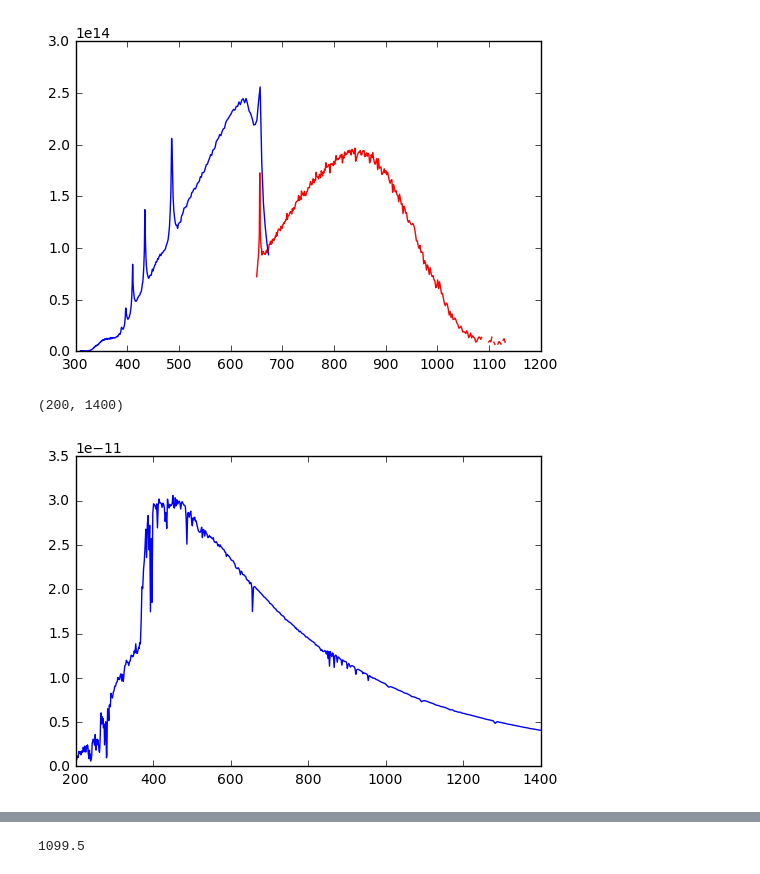
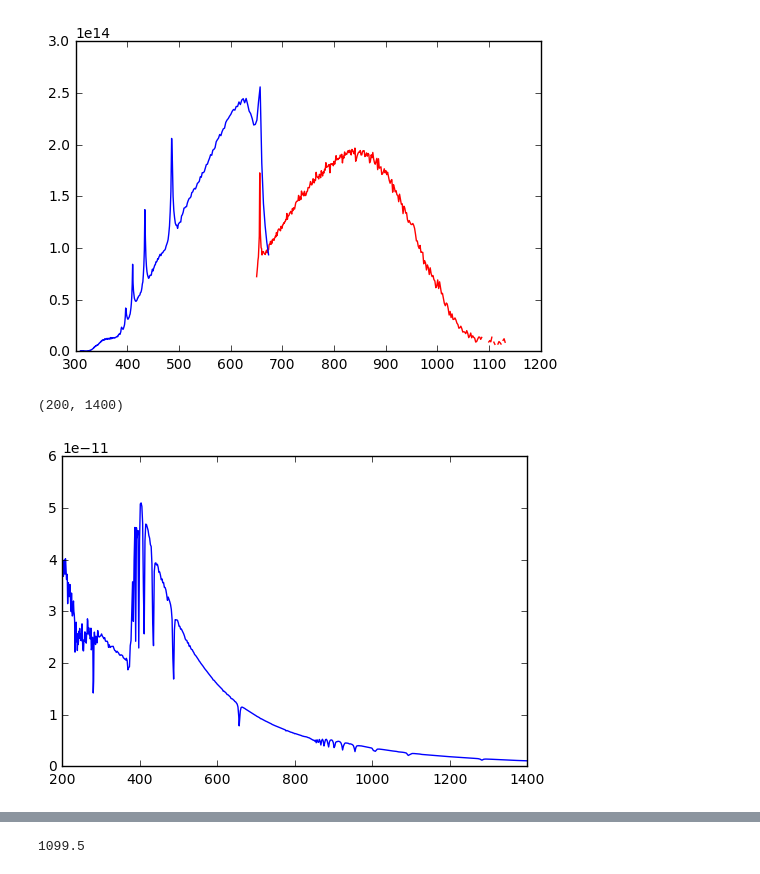
Before and after one commit to lsst-sims/sims_gaia_calib, a Jupyter notebook: python/example_plots.ipynb, the cells around one changed output, grey strips where cells are left out. Cells and saved outputs as stored; diff of their text form; code cells hidden in the pictures.

```diff
--- a/python/example_plots.ipynb
+++ b/python/example_plots.ipynb
@@ -21,16 +21,16 @@ plt.plot(response.blue_wavelen, 1./response.blue_response, color='b')
 # %%
 mag = 8
 sed = Sed()
-sed.read_close_SED(6000., 0., 4.4)
+sed.read_close_SED(10000., 0., 4.4)
 imsimBand = Bandpass()
 imsimBand.imsimBandpass()
 fNorm = sed.calcFluxNorm(mag, imsimBand)
 sed.multiplyFluxNorm(fNorm)
 plt.plot(sed.wavelen, sed.flambda)
 plt.xlim([200,1400])
 # %% [output]
 (200, 1400)
-[figure, old version]
+[figure, new version]
 # %%
 gaia_sed = SED2GAIA(sed)
 plt.plot(gaia_sed['BP_wave'], gaia_sed['noisySpec'][0]['BPNoisySpec'], color='b')
```
Also changed, not shown: parts of 6 cells of this notebook, 2 other files.
